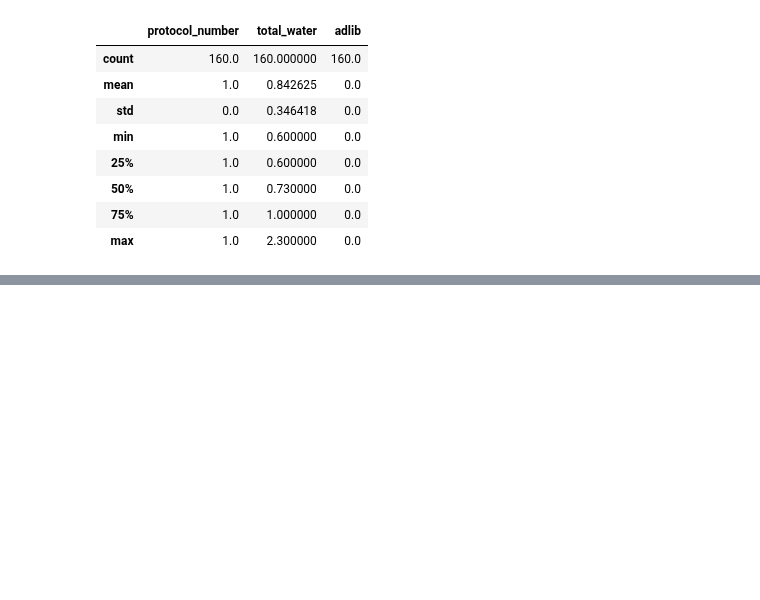
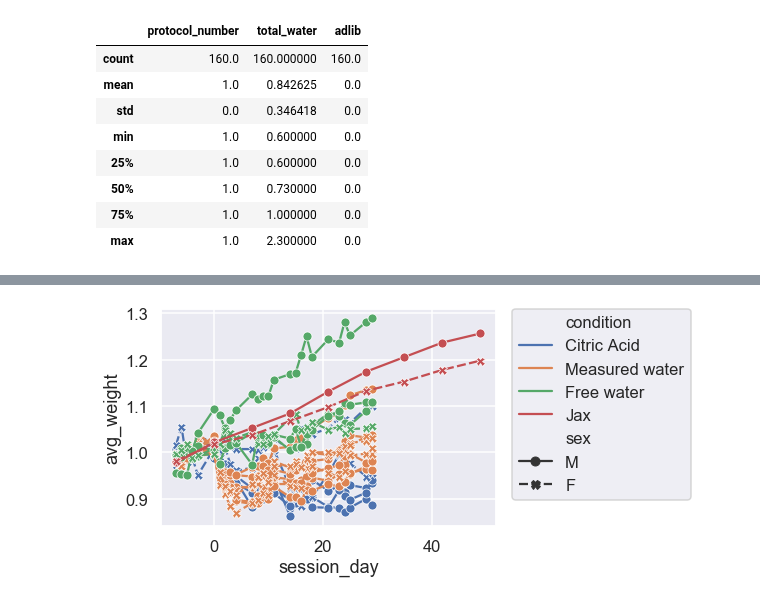
Before and after one commit to int-brain-lab/citricAcid, a Jupyter notebook: thirst_ccu.ipynb, the cells around one changed output, grey strips where cells are left out. Drawn from its saved outputs; the diff is of its cells as text; code cells hidden in the pictures; blank space fills up the shorter version.

Commit message:
added growth-corrected weight curves

```diff
--- a/thirst_ccu.ipynb
+++ b/thirst_ccu.ipynb
@@ -334,0 +337,9 @@ water_measured.describe()
+# %%
+# what's the expected curve without intervention?
+normalized2.groupby(['condition', 'sex', 'session_day'])['avg_weight'].mean()
+with sns.axes_style("darkgrid"):
+    sns.lineplot(data=normalized2, x='session_day', y='avg_weight', estimator=None, units='subject_nickname',
+            hue='condition', style='sex', markers=True)
+    plt.legend(bbox_to_anchor=(1.05, 1), loc=2, borderaxespad=0.)
+# %% [output]
+[figure, added]
```
Also changed, not shown: parts of 9 cells of this notebook, 11 other files.
